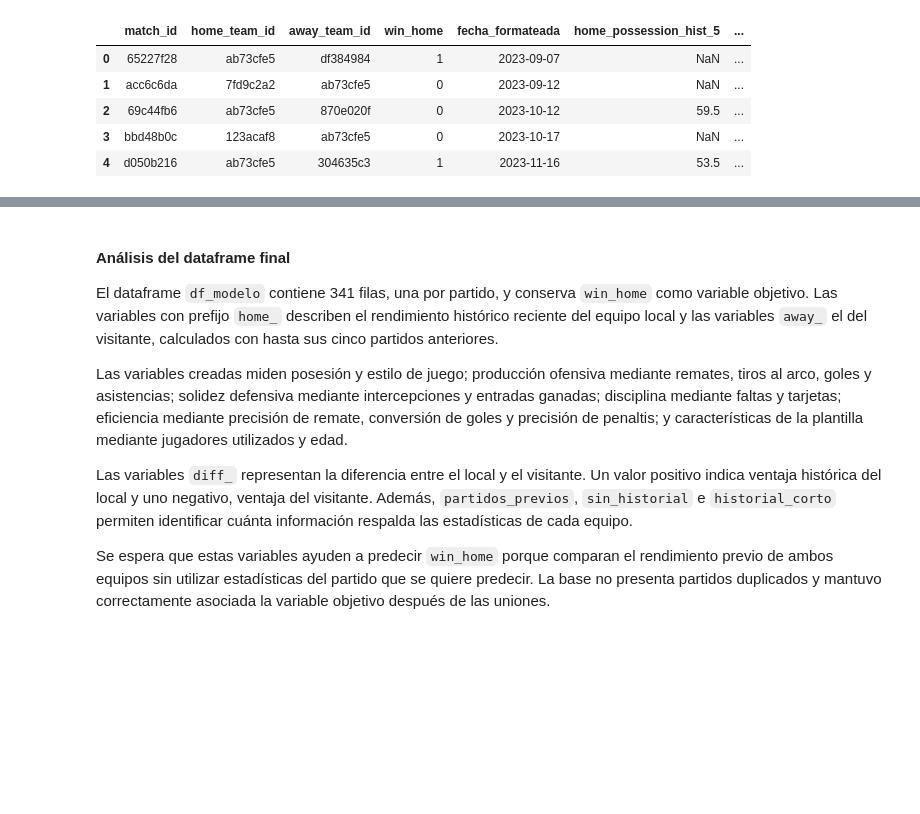
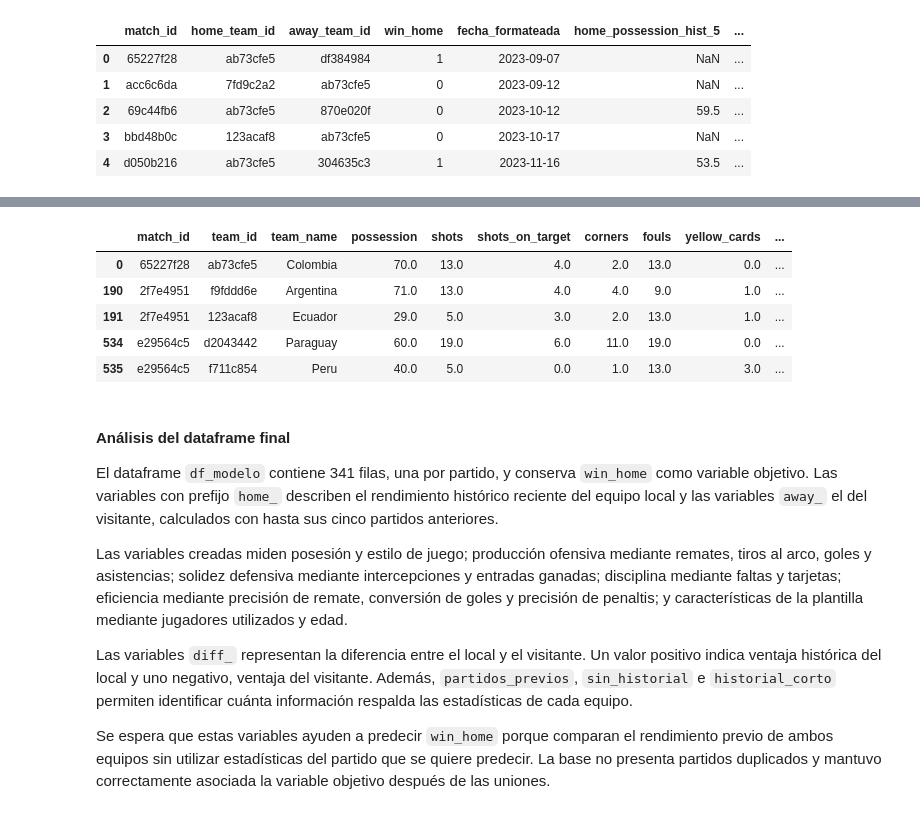
Before and after one commit to antobeni07/Parcial-1_Analitica, a Jupyter notebook: 01_Parcial_Mundial_2026.ipynb, the cells around one changed output, grey strips where cells are left out. Cells and saved outputs as stored; diff of their text form; code cells hidden in the pictures; blank space fills up the shorter version.

```diff
--- a/01_Parcial_Mundial_2026.ipynb
+++ b/01_Parcial_Mundial_2026.ipynb
@@ -2312,3 +2339,12 @@ Partidos duplicados: 0
+# %%
+df_matches_data.head()
+# %% [output]
+|  | match_id | team_id | team_name | possession | shots | shots_on_target | corners | fouls | yellow_cards | ... |
+| 0 | 65227f28 | ab73cfe5 | Colombia | 70.0 | 13.0 | 4.0 | 2.0 | 13.0 | 0.0 | ... |
+| 190 | 2f7e4951 | f9fddd6e | Argentina | 71.0 | 13.0 | 4.0 | 4.0 | 9.0 | 1.0 | ... |
+| 191 | 2f7e4951 | 123acaf8 | Ecuador | 29.0 | 5.0 | 3.0 | 2.0 | 13.0 | 1.0 | ... |
+| 534 | e29564c5 | d2043442 | Paraguay | 60.0 | 19.0 | 6.0 | 11.0 | 19.0 | 0.0 | ... |
+| 535 | e29564c5 | f711c854 | Peru | 40.0 | 5.0 | 0.0 | 1.0 | 13.0 | 3.0 | ... |
 # %% [markdown]
 #### Análisis del dataframe final
 
```
Also changed, not shown: parts of 5 cells of this notebook.
